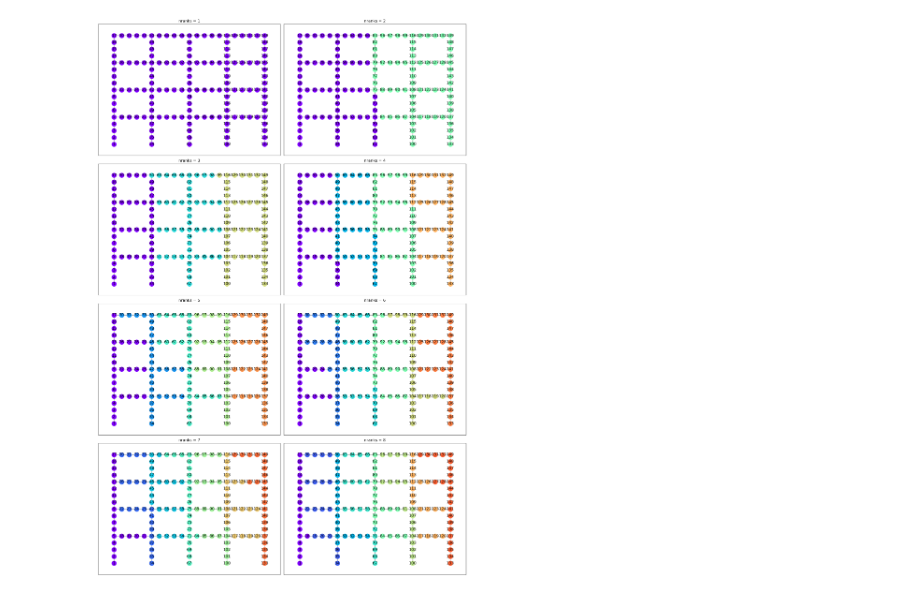
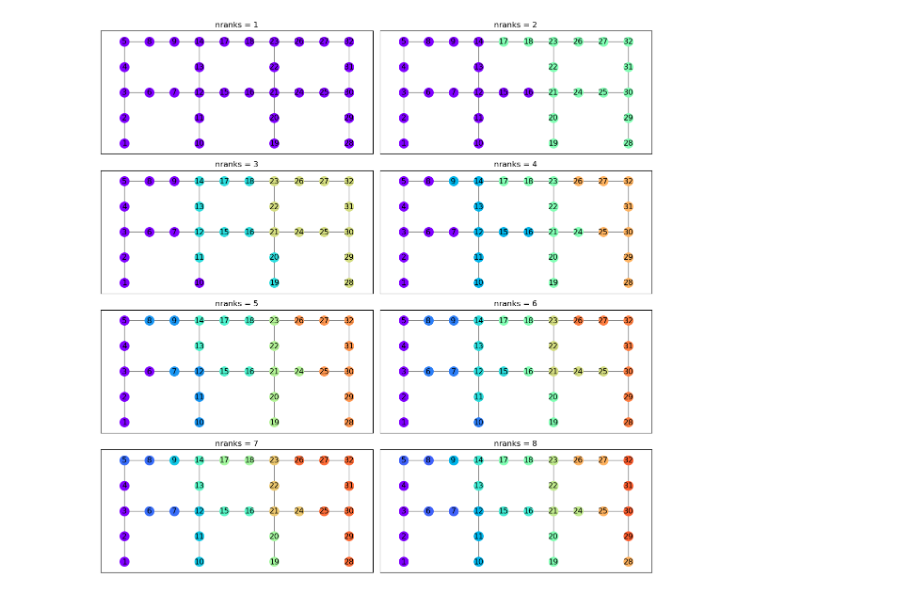
Before and after one commit to Anwar8/Blaze, a Jupyter notebook: POC/mesh_decomposition_2.ipynb, the cells around one changed output. Cells and saved outputs as stored; diff of their text form; code cells hidden in the pictures.

```diff
--- a/POC/mesh_decomposition_2.ipynb
+++ b/POC/mesh_decomposition_2.ipynb
@@ -92,11 +121,11 @@ def plot_naive_partitioned_graph(G, partition, ax):
     nx.draw_networkx_labels(G, pos, ax=ax)
 # %%
 nranks = 2
-n_bays = 4
-n_floors = 6
+n_bays = 3
+n_floors = 3
 a_frame = frame.frame(num_bays = n_bays, num_floors = n_floors,
                 bay_length = 6, floor_height = 4,
-                elements_per_bay = 5, elements_per_floor = 4)
+                elements_per_bay = 3, elements_per_floor = 3)
 # a_frame.plot_mesh()
 dual_graph = create_node_dual_graph(a_frame.nodes, a_frame.elements)
 
@@ -112,5 +141,5 @@ axs[0].set_title("Spectral Partitioning (nranks = 2)")
 axs[1].set_title(f"Naive Partitioning (nranks = {nranks})")
 fig.set_size_inches(n_bays*4, n_floors*1.5)
 plt.tight_layout()
-fig.savefig(f"{n_floors}floors_{n_bays}bays_naive_spectral.png", dpi=300)
+# fig.savefig(f"{n_floors}floors_{n_bays}bays_naive_spectral.png", dpi=300)
 # %% [output]
@@ -118,25 +147,25 @@ fig.savefig(f"{n_floors}floors_{n_bays}bays_naive_spectral.png", dpi=300)
 # %%
 
 max_nranks = 8
-n_bays = 4
-n_floors = 4
+n_bays = 3
+n_floors = 2
 a_frame = frame.frame(num_bays = n_bays, num_floors = n_floors,
                 bay_length = 6, floor_height = 4,
-                elements_per_bay = 5, elements_per_floor = 4)
+                elements_per_bay = 3, elements_per_floor = 2)
 # a_frame.plot_mesh()
 dual_graph = create_node_dual_graph(a_frame.nodes, a_frame.elements)
 fig, axs = plt.subplots(max_nranks//2,2)
 
 i = 0
 for ax in axs.flatten():
     i += 1
     partitioning = naive_partitioning(dual_graph, i)
     plot_naive_partitioned_graph(dual_graph, partitioning, ax)
     ax.set_title(f"nranks = {i}")
 
 
 fig.set_size_inches(n_bays*4, n_floors*0.75*max_nranks)
 plt.tight_layout()
-plt.savefig(f"{n_floors}floors_{n_bays}bays_{max_nranks}ranks_naive.png")
+# plt.savefig(f"{n_floors}floors_{n_bays}bays_{max_nranks}ranks_naive.png")
 # %% [output]
-[figure, old version]
+[figure, new version]
```
Also changed, not shown: parts of 3 cells of this notebook, 4 other files.
